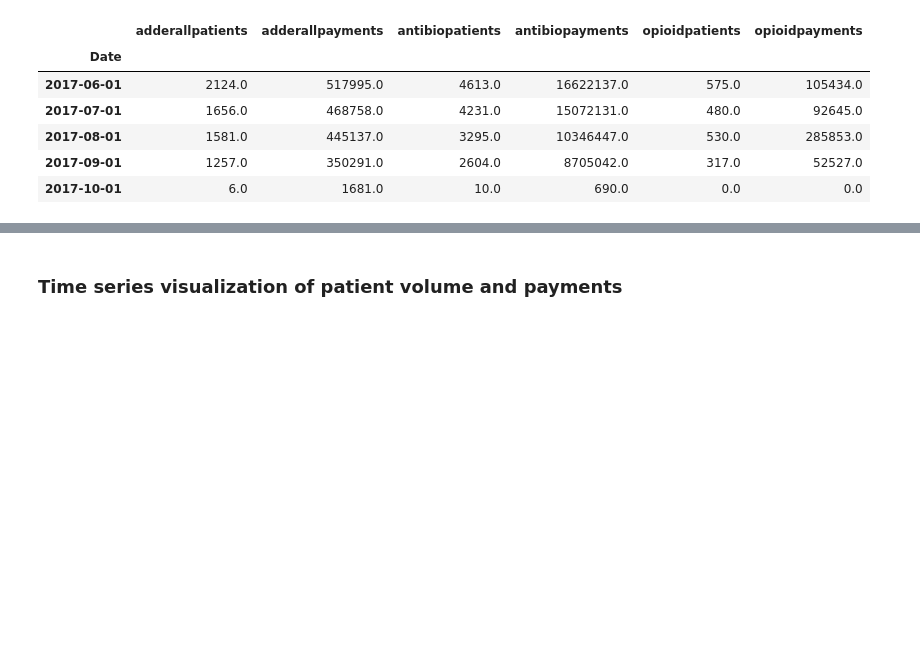
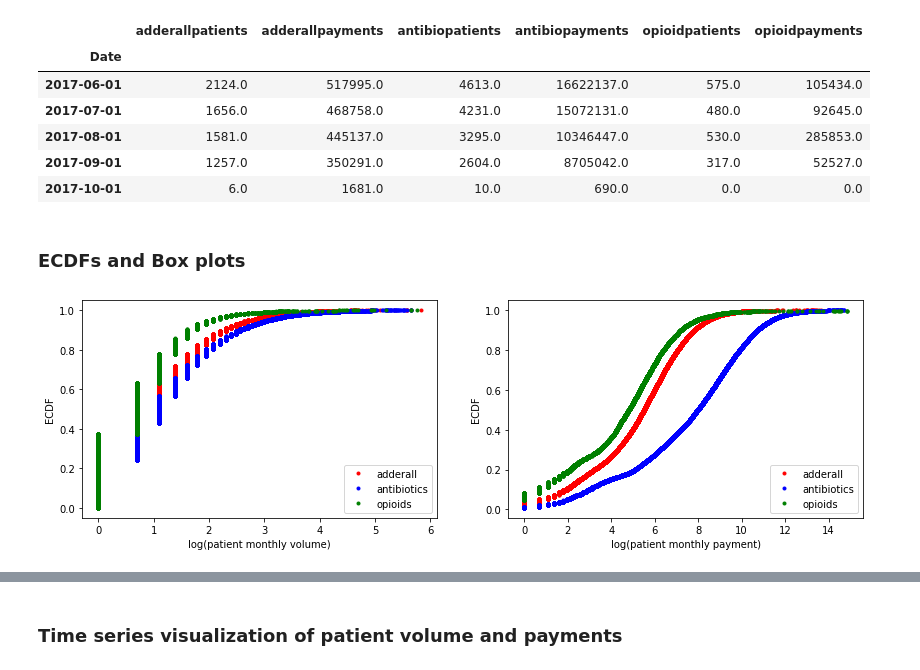
Before and after one commit to nwugocc/Capstone-Project-1, a Jupyter notebook: capstone_1_mini_project_data_story.ipynb, the cells around one changed output, grey strips where cells are left out. Saved outputs shown, nothing was run; the diff lists cells and outputs as text; code cells hidden in the pictures; blank space fills up the shorter version.

```diff
--- a/capstone_1_mini_project_data_story.ipynb
+++ b/capstone_1_mini_project_data_story.ipynb
@@ -101,3 +101,37 @@ df1.groupby('Date').sum().tail()
 | 2017-08-01 | 1581.0 | 445137.0 | 3295.0 | 10346447.0 | 530.0 | 285853.0 |
 | 2017-09-01 | 1257.0 | 350291.0 | 2604.0 | 8705042.0 | 317.0 | 52527.0 |
 | 2017-10-01 | 6.0 | 1681.0 | 10.0 | 690.0 | 0.0 | 0.0 |
+# %% [markdown]
+### ECDFs and Box plots
+# %%
+# Function to generate x and y values for empirical cummulative density function plots
+def ecdf(data):
+    n = len(data)
+    x = np.sort(data)
+    y = np.arange(1, n+1) / n
+    return x, y
+# %%
+x_add_patients, y_add_patients = ecdf(df1['adderallpatients'].dropna().map(np.log))
+x_ant_patients, y_ant_patients = ecdf(df1['antibiopatients'].dropna().map(np.log))
+x_opi_patients, y_opi_patients = ecdf(df1['opioidpatients'].dropna().map(np.log))
+
+x_add_payments, y_add_payments = ecdf(np.log(df1['adderallpayments'].dropna()))
+x_ant_payments, y_ant_payments = ecdf(np.log(df1['antibiopayments'].dropna()))
+x_opi_payments, y_opi_payments = ecdf(np.log(df1['opioidpayments'].dropna()))
+
+fig, axes = plt.subplots(1,2,figsize=(14,4), squeeze=False)
+axes[0,0].plot(x_add_patients, y_add_patients, marker='.', linestyle='none', color='r')
+axes[0,0].plot(x_ant_patients, y_ant_patients, marker='.', linestyle='none', color='b')
+axes[0,0].plot(x_opi_patients, y_opi_patients, marker='.', linestyle='none', color='g')
+axes[0,0].legend(('adderall','antibiotics','opioids'), loc='lower right')
+axes[0,0].set_xlabel('log(patient monthly volume)')
+axes[0,0].set_ylabel('ECDF')
+
+axes[0,1].plot(x_add_payments, y_add_payments, marker='.', linestyle='none', color='r')
+axes[0,1].plot(x_ant_payments, y_ant_payments, marker='.', linestyle='none', color='b')
+axes[0,1].plot(x_opi_payments, y_opi_payments, marker='.', linestyle='none', color='g')
+axes[0,1].legend(('adderall','antibiotics','opioids'), loc='lower right')
+axes[0,1].set_xlabel('log(patient monthly payment)')
+axes[0,1].set_ylabel('ECDF') ;
+# %% [output]
+[figure, added]
```
Also changed, not shown: parts of 61 cells of this notebook, 1 other file.
